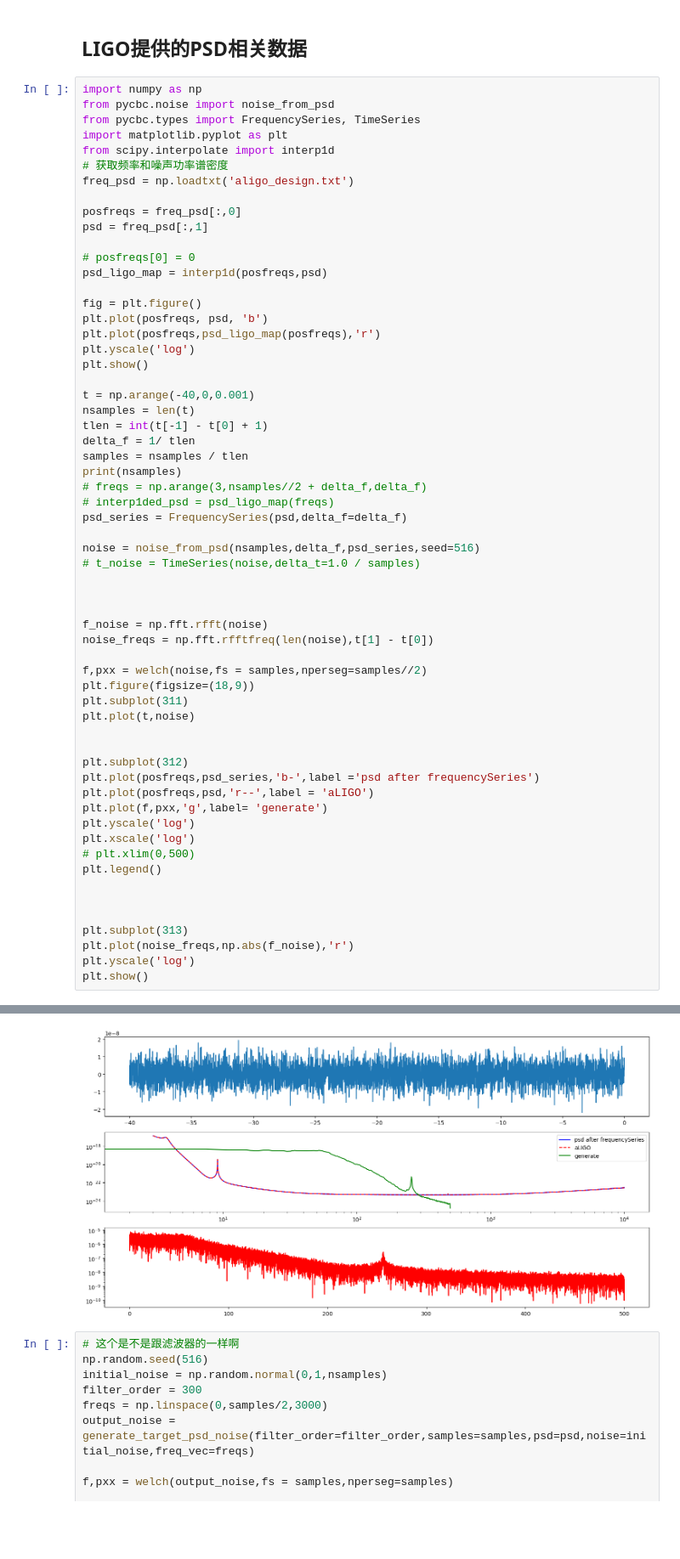
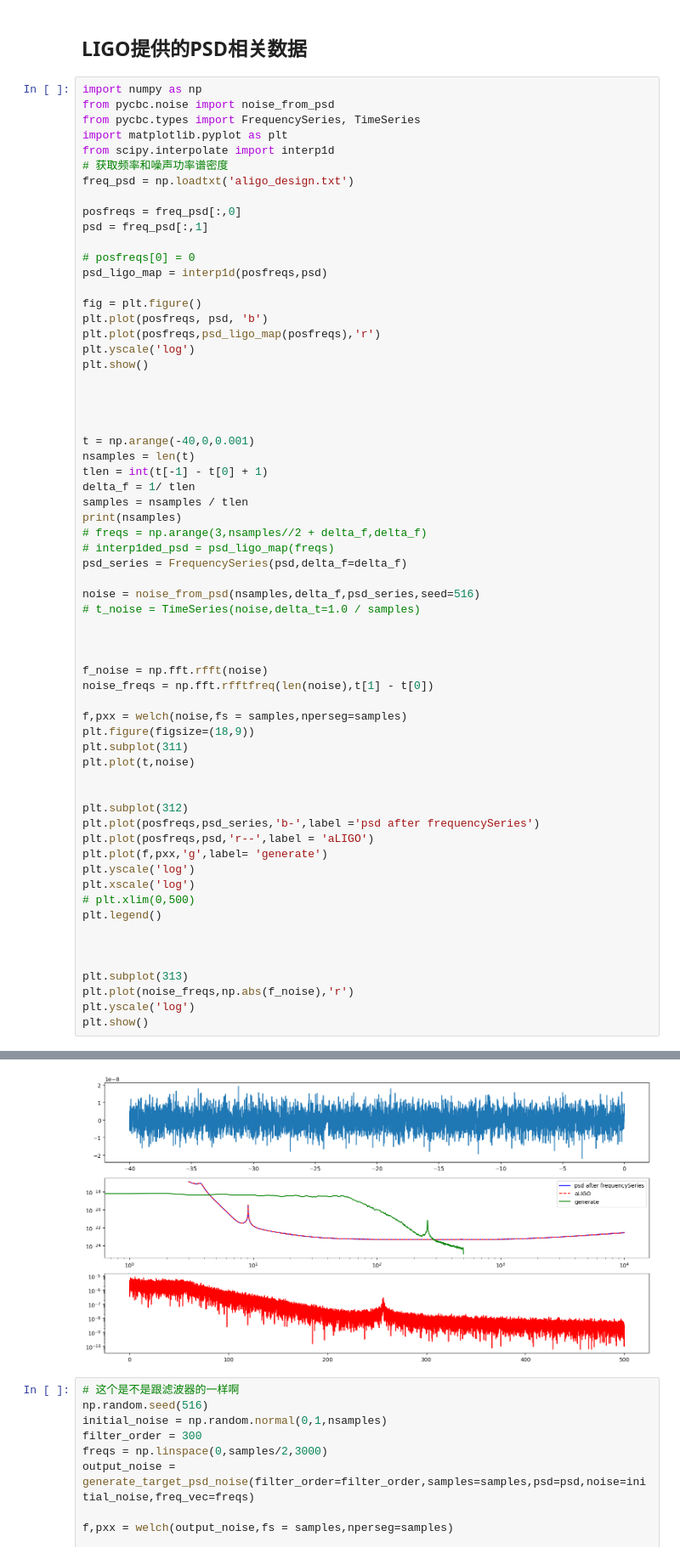
Before and after one commit to WeiQYU/PSO_change, a Jupyter notebook: PSO_change/generate_ligo/generate_signal_noise_data.ipynb, the cells around one changed output, grey strips where cells are left out. Shown at 85% size. Saved outputs shown, nothing was run; the diff lists cells and outputs as text; blank space fills up the shorter version.

```diff
--- a/PSO_change/generate_ligo/generate_signal_noise_data.ipynb
+++ b/PSO_change/generate_ligo/generate_signal_noise_data.ipynb
@@ -167,6 +167,9 @@ plt.plot(posfreqs,psd_ligo_map(posfreqs),'r')
 plt.yscale('log')
 plt.show()
 
+
+
+
 t = np.arange(-40,0,0.001)
 nsamples = len(t)
 tlen = int(t[-1] - t[0] + 1)
@@ -181,35 +184,35 @@ noise = noise_from_psd(nsamples,delta_f,psd_series,seed=516)
 # t_noise = TimeSeries(noise,delta_t=1.0 / samples)
 
 
 
 f_noise = np.fft.rfft(noise)
 noise_freqs = np.fft.rfftfreq(len(noise),t[1] - t[0])
 
-f,pxx = welch(noise,fs = samples,nperseg=samples//2)
+f,pxx = welch(noise,fs = samples,nperseg=samples)
 plt.figure(figsize=(18,9))
 plt.subplot(311)
 plt.plot(t,noise)
 
 
 plt.subplot(312)
 plt.plot(posfreqs,psd_series,'b-',label ='psd after frequencySeries')
 plt.plot(posfreqs,psd,'r--',label = 'aLIGO')
 plt.plot(f,pxx,'g',label= 'generate')
 plt.yscale('log')
 plt.xscale('log')
 # plt.xlim(0,500)
 plt.legend()
 
 
 
 plt.subplot(313)
 plt.plot(noise_freqs,np.abs(f_noise),'r')
 plt.yscale('log')
 plt.show()
 # %% [output]
 [figure]
 40000
-[figure, old version]
+[figure, new version]
 # %%
 # 这个是不是跟滤波器的一样啊
 np.random.seed(516)
```
Also changed, not shown: 1 other file.
